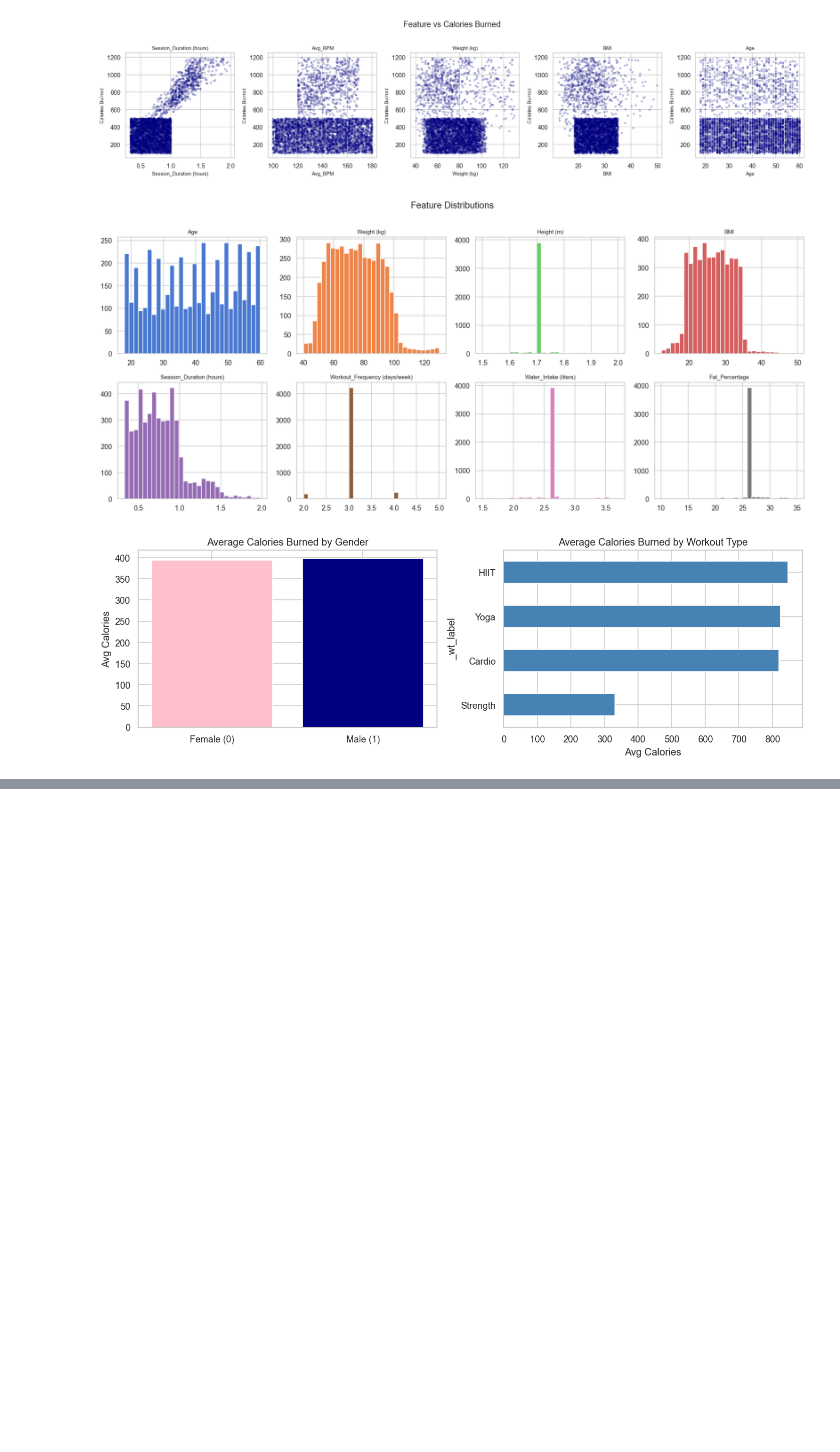
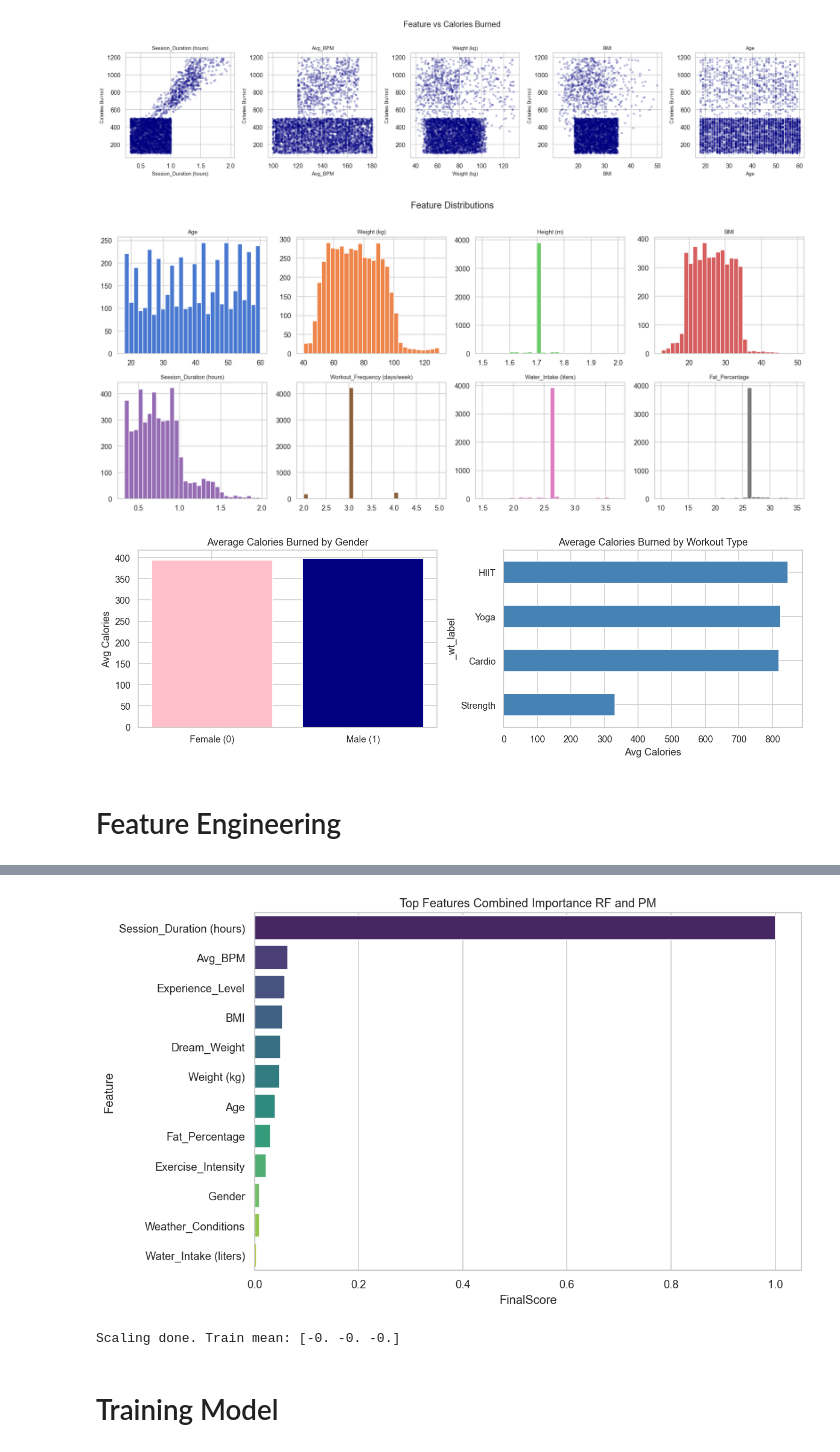
Before and after one commit to heyisula/caloriesense, a Jupyter notebook: train.ipynb, the cells around one changed output, grey strips where cells are left out. Saved outputs shown, nothing was run; the diff lists cells and outputs as text; code cells hidden in the pictures; blank space fills up the shorter version.

```diff
--- a/train.ipynb
+++ b/train.ipynb
@@ -480,3 +482,71 @@ plt.tight_layout()
 plt.show()
 # %% [output]
 [figure]
+# %% [markdown]
+# Feature Engineering
+# %%
+X_all = dfUnified.drop(columns=['Calories_Burned'])
+y_all = dfUnified['Calories_Burned']
+
+rf_quick = RandomForestRegressor(
+    n_estimators=100,
+    random_state=42,
+    n_jobs=-1
+)
+rf_quick.fit(X_all, y_all)
+importance_df = pd.DataFrame({
+    'Feature': X_all.columns,
+    'ImportanceRF': rf_quick.feature_importances_
+})
+
+perm = permutation_importance(
+    rf_quick,
+    X_all,
+    y_all,
+    n_repeats=10,
+    random_state=42,
+    n_jobs=-1
+)
+perm_df = pd.DataFrame({
+    'Feature': X_all.columns,
+    'ImportancePM': perm.importances_mean
+})
+
+
+importance_merged = importance_df.merge(perm_df, on='Feature')
+importance_merged['ImportanceRF'] /= importance_merged['ImportanceRF'].max()
+importance_merged['ImportancePM'] /= importance_merged['ImportancePM'].max()
+importance_merged['FinalScore'] = (importance_merged['ImportanceRF'] +importance_merged['ImportancePM']) / 2
+importance_merged = importance_merged.sort_values('FinalScore', ascending=False)
+print(importance_merged.to_string(index=False))
+
+selected_features = importance_merged[importance_merged['FinalScore'] > 0.02]['Feature'].tolist()
+
+print("\nSelected Features:")
+print(selected_features)
+print(f"\nTotal selected: {len(selected_features)}")
+
+X = dfUnified[selected_features].copy()
+y = dfUnified['Calories_Burned'].copy()
+X_train, X_test, y_train, y_test = train_test_split(
+    X, y,
+    test_size=0.20,
+    random_state=42
+)
+
+print(f'\nTraining set  : {X_train.shape}')
+print(f'Test set      : {X_test.shape}')
+print(f'Features used : {len(selected_features)}')
+
+
+plt.figure(figsize=(10, 6))
+sns.barplot(
+    data=importance_merged.head(12),
+    x='FinalScore',
+    y='Feature',
+    palette='viridis'
+)
+plt.title('Top Features Combined Importance RF and PM')
+plt.tight_layout()
+plt.show()
+# %% [output]
@@ -482,0 +570,11 @@ plt.show()
+[figure, added]
+# %%
+scaler = StandardScaler()
+X_train_sc = scaler.fit_transform(X_train)
+X_test_sc  = scaler.transform(X_test)
+
+print('Scaling done. Train mean:', X_train_sc[:, :3].mean(axis=0).round(3))
+# %% [output]
+Scaling done. Train mean: [-0. -0. -0.]
+# %% [markdown]
+# Training Model
```
Also changed, not shown: parts of 7 cells of this notebook.
